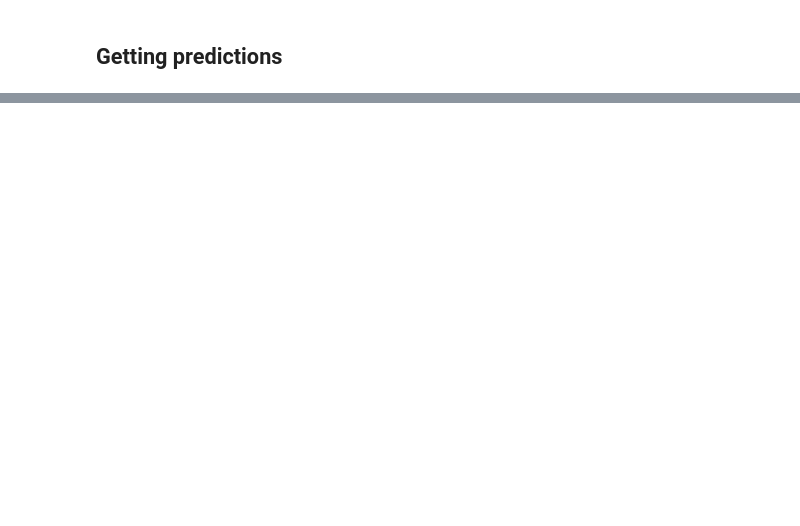
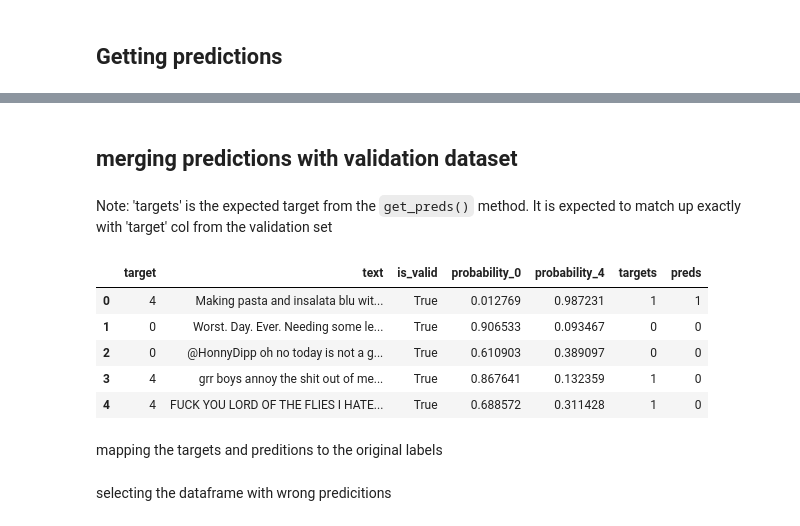
Before and after one commit to beethedev/twitter-sentiment140, a Jupyter notebook: predictions evaluation.ipynb, the cells around one changed output, grey strips where cells are left out. Cells and saved outputs as stored; diff of their text form; code cells hidden in the pictures; blank space fills up the shorter version.

```diff
--- a/predictions evaluation.ipynb
+++ b/predictions evaluation.ipynb
@@ -113,0 +68,2 @@ top_200losses = df_losses[0:200]
+# %%
+df_pred['preds'] = np.where((df_pred['probability_0'] > df_pred['probability_4']), 0, 1)
@@ -113,0 +87,21 @@ top_200losses = df_losses[0:200]
+# %% [markdown]
+## merging predictions with validation dataset
+# %%
+df_valid = df[df['is_valid'] == True ]
+# %%
+df_valid = df_valid[['target', 'text', 'is_valid']].reset_index(drop=True)
+# %%
+df_eval = df_valid.join(df_pred)
+# %% [markdown]
+Note: 'targets' is the expected target from the `get_preds()` method. It is expected to match up exactly with 'target' col from the validation set
+# %%
+df_eval.head()
+# %% [output]
+|  | target | text | is_valid | probability_0 | probability_4 | targets | preds |
+| 0 | 4 | Making pasta and insalata blu wit... | True | 0.012769 | 0.987231 | 1 | 1 |
+| 1 | 0 | Worst. Day. Ever. Needing some le... | True | 0.906533 | 0.093467 | 0 | 0 |
+| 2 | 0 | @HonnyDipp oh no today is not a g... | True | 0.610903 | 0.389097 | 0 | 0 |
+| 3 | 4 | grr boys annoy the shit out of me... | True | 0.867641 | 0.132359 | 1 | 0 |
+| 4 | 4 | FUCK YOU LORD OF THE FLIES I HATE... | True | 0.688572 | 0.311428 | 1 | 0 |
+# %% [markdown]
+mapping the targets and preditions to the original labels
@@ -113,0 +111,2 @@ top_200losses = df_losses[0:200]
+# %% [markdown]
+selecting the dataframe with wrong predicitions
```
Also changed, not shown: parts of 47 cells of this notebook.
